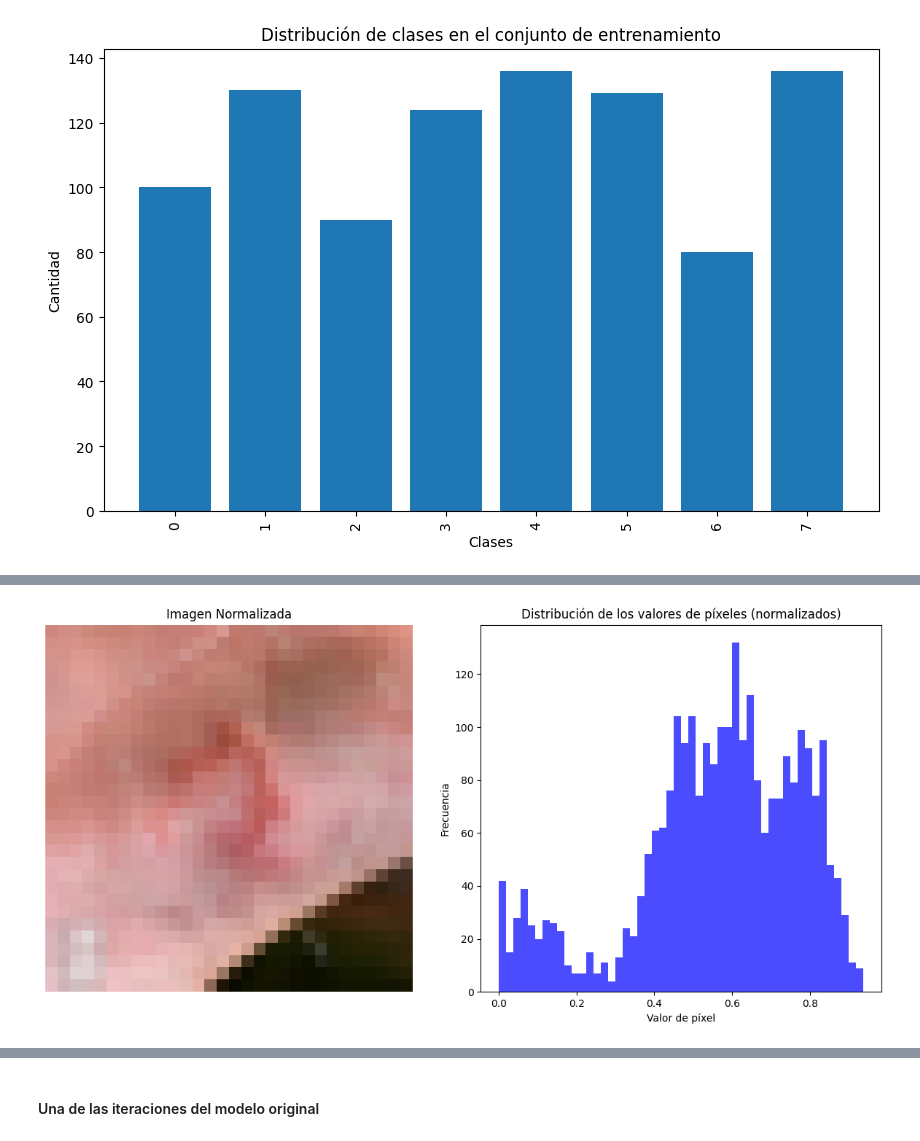
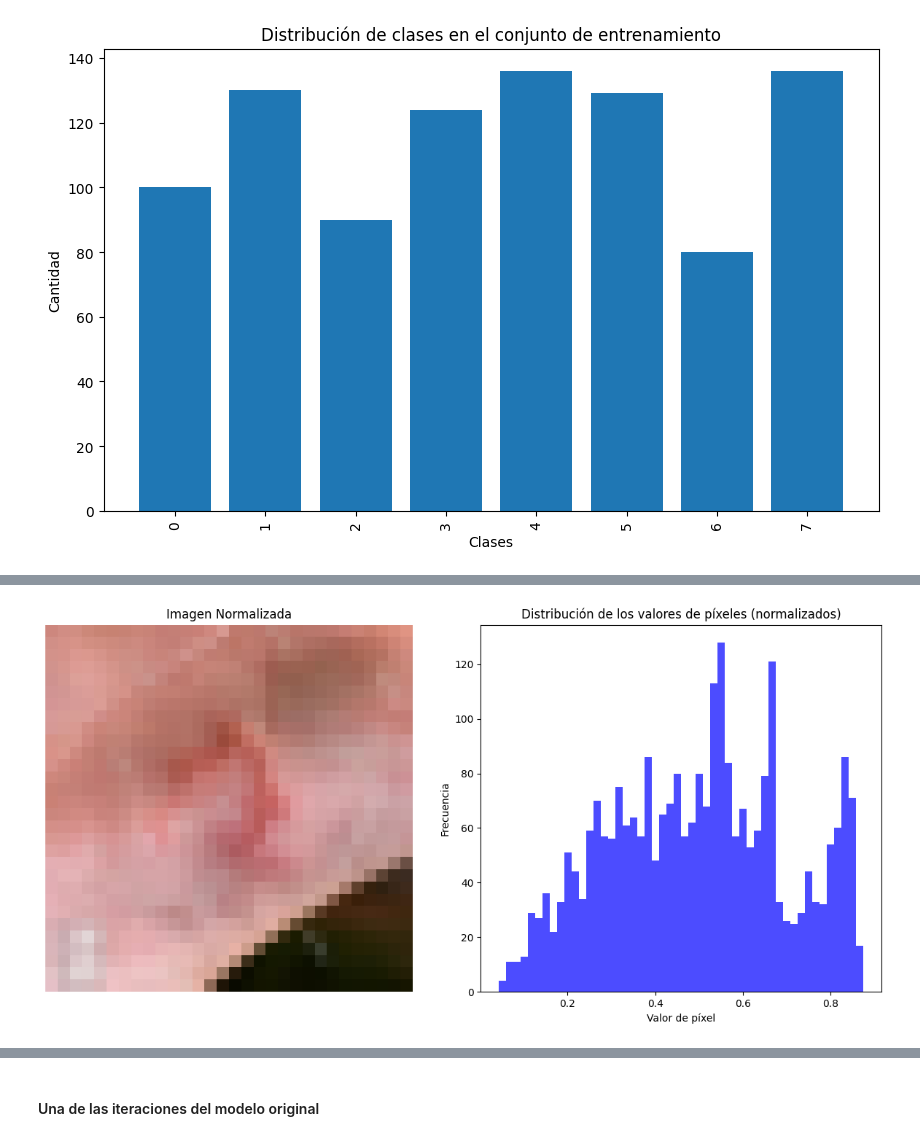
Before and after one commit to Rcontre360/UCV-ML-2-2024, a Jupyter notebook: project/proyect.ipynb, the cells around one changed output, grey strips where cells are left out. Saved outputs shown, nothing was run; the diff lists cells and outputs as text; code cells hidden in the pictures.

```diff
--- a/project/proyect.ipynb
+++ b/project/proyect.ipynb
@@ -346,18 +377,18 @@ plt.show()
 # %%
 # Graficar los valores de píxeles de una imagen normalizada
 plt.figure(figsize=(12, 6))
 plt.subplot(1, 2, 1)
 plt.imshow(np.transpose(x_train[0], (1, 2, 0)))  # Muestra la segunda imagen
 plt.title("Imagen Normalizada")
 plt.axis('off')
 
 # Graficar la distribución de los valores de los píxeles
 plt.subplot(1, 2, 2)
-plt.hist(x_train[0].flatten(), bins=50, color='blue', alpha=0.7)
+plt.hist(x_train[10].flatten(), bins=50, color='blue', alpha=0.7)
 plt.title("Distribución de los valores de píxeles (normalizados)")
 plt.xlabel("Valor de píxel")
 plt.ylabel("Frecuencia")
 plt.tight_layout()
 plt.show()
 # %% [output]
-[figure, old version]
+[figure, new version]
```
Also changed, not shown: parts of 84 cells of this notebook.
